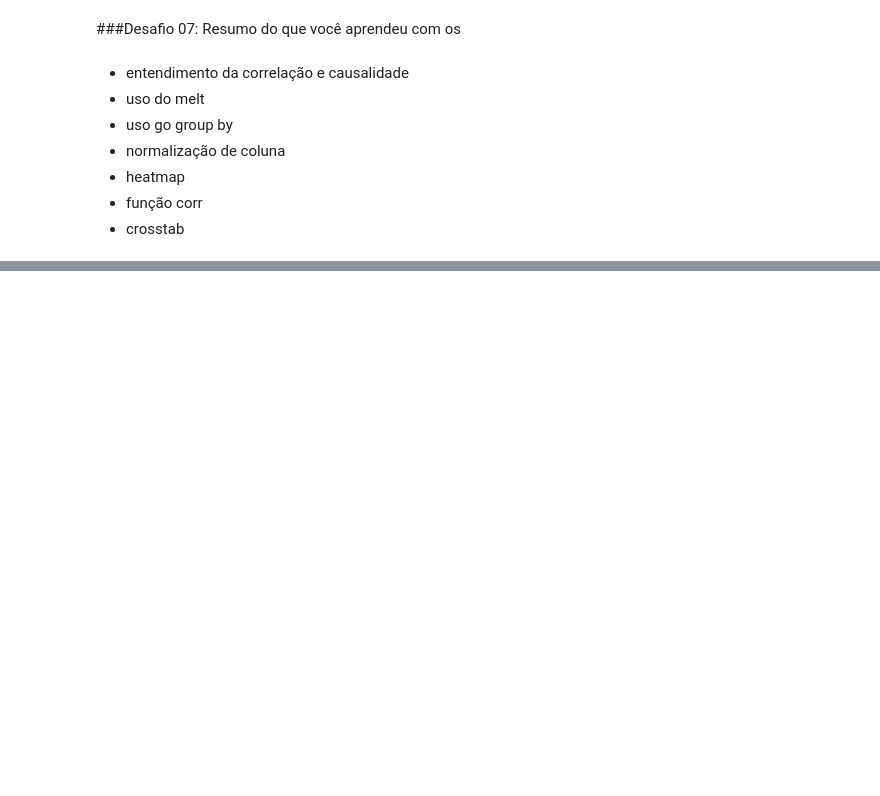
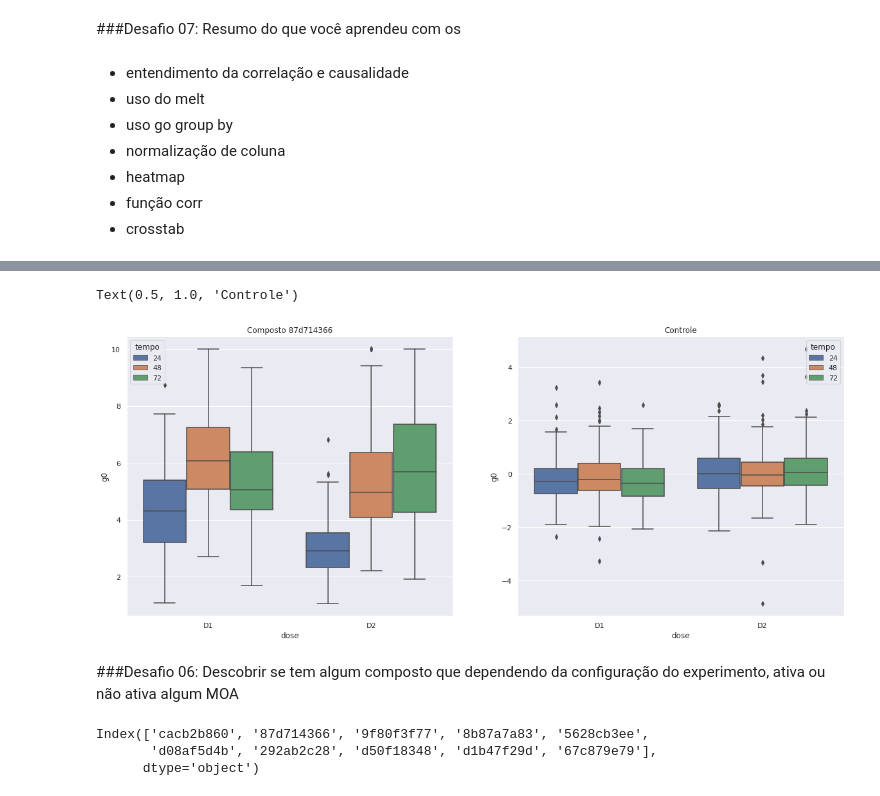
Before and after one commit to arthurhmpp/imersao_alura, a Jupyter notebook: ensino_01.ipynb, the cells around one changed output, grey strips where cells are left out. Saved outputs shown, nothing was run; the diff lists cells and outputs as text; code cells hidden in the pictures; blank space fills up the shorter version.

```diff
--- a/ensino_01.ipynb
+++ b/ensino_01.ipynb
@@ -851,0 +1111,3 @@ sns.heatmap(gc_corr, mask=mask, cmap=cmap, center=0,
+# %%
+controle = dados_combinados[dados_combinados['tratamento']=='com_controle']
+controle
@@ -851,0 +1128,3 @@ sns.heatmap(gc_corr, mask=mask, cmap=cmap, center=0,
+# %%
+composto = dados_combinados[dados_combinados['composto']=='87d714366']
+composto
@@ -851,0 +1145,19 @@ sns.heatmap(gc_corr, mask=mask, cmap=cmap, center=0,
+# %%
+fig, axs = plt.subplots(1,2,figsize=(20,8))
+
+sns.boxplot(data = composto, y='g0', x='dose', hue='tempo', ax=axs[0])
+axs[0].set_title('Composto 87d714366')
+sns.boxplot(data = controle, y='g0', x='dose', hue='tempo', ax=axs[1])
+axs[1].set_title('Controle')
+# %% [output]
+Text(0.5, 1.0, 'Controle')
+[figure, added]
+# %% [markdown]
+###Desafio 06: Descobrir se tem algum composto que dependendo da configuração do experimento, ativa ou não ativa algum MOA
+# %%
+composto_principal =  dados_combinados['composto'].value_counts().head(10).index
+composto_principal
+# %% [output]
+Index(['cacb2b860', '87d714366', '9f80f3f77', '8b87a7a83', '5628cb3ee',
+       'd08af5d4b', '292ab2c28', 'd50f18348', 'd1b47f29d', '67c879e79'],
+      dtype='object')
```
Also changed, not shown: parts of 43 cells of this notebook.
